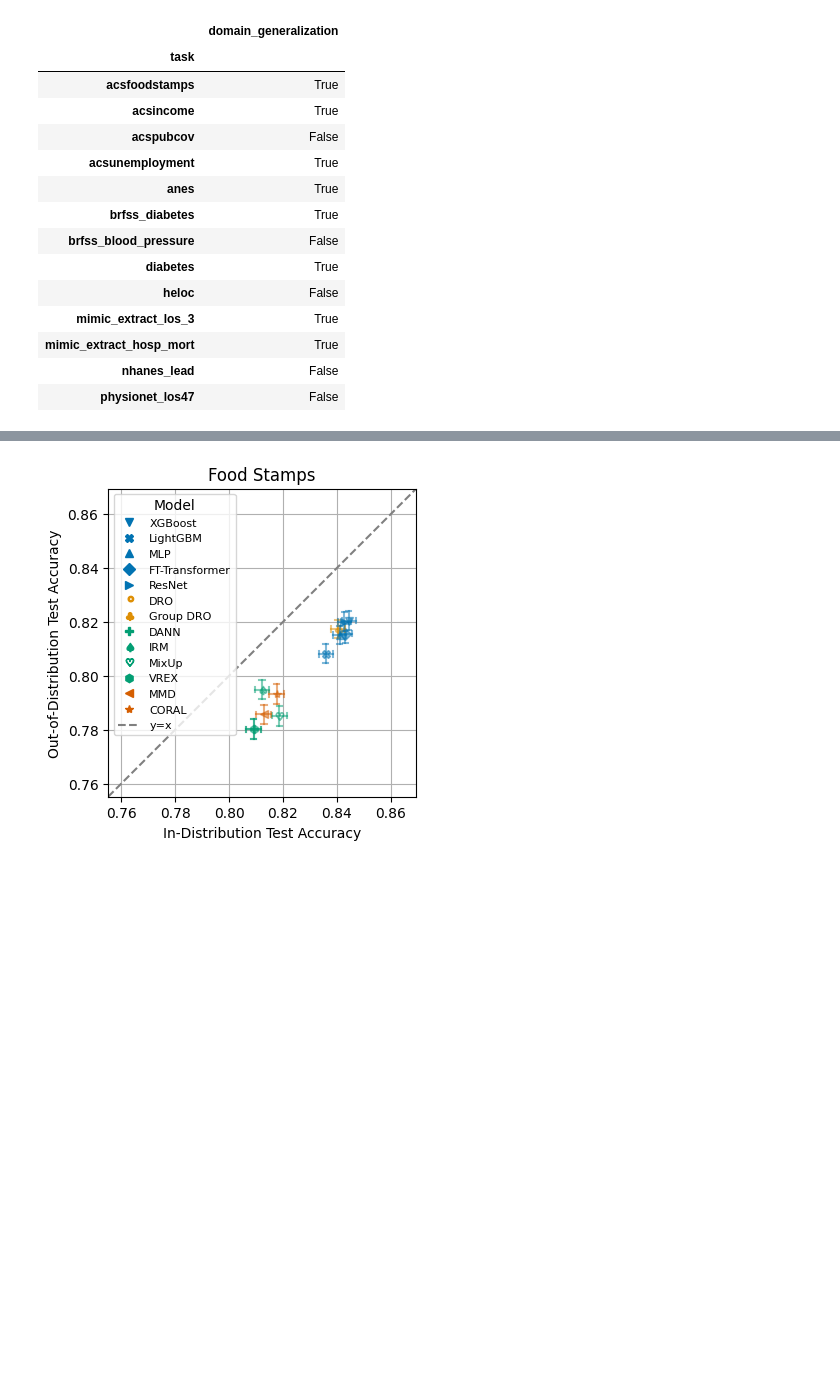
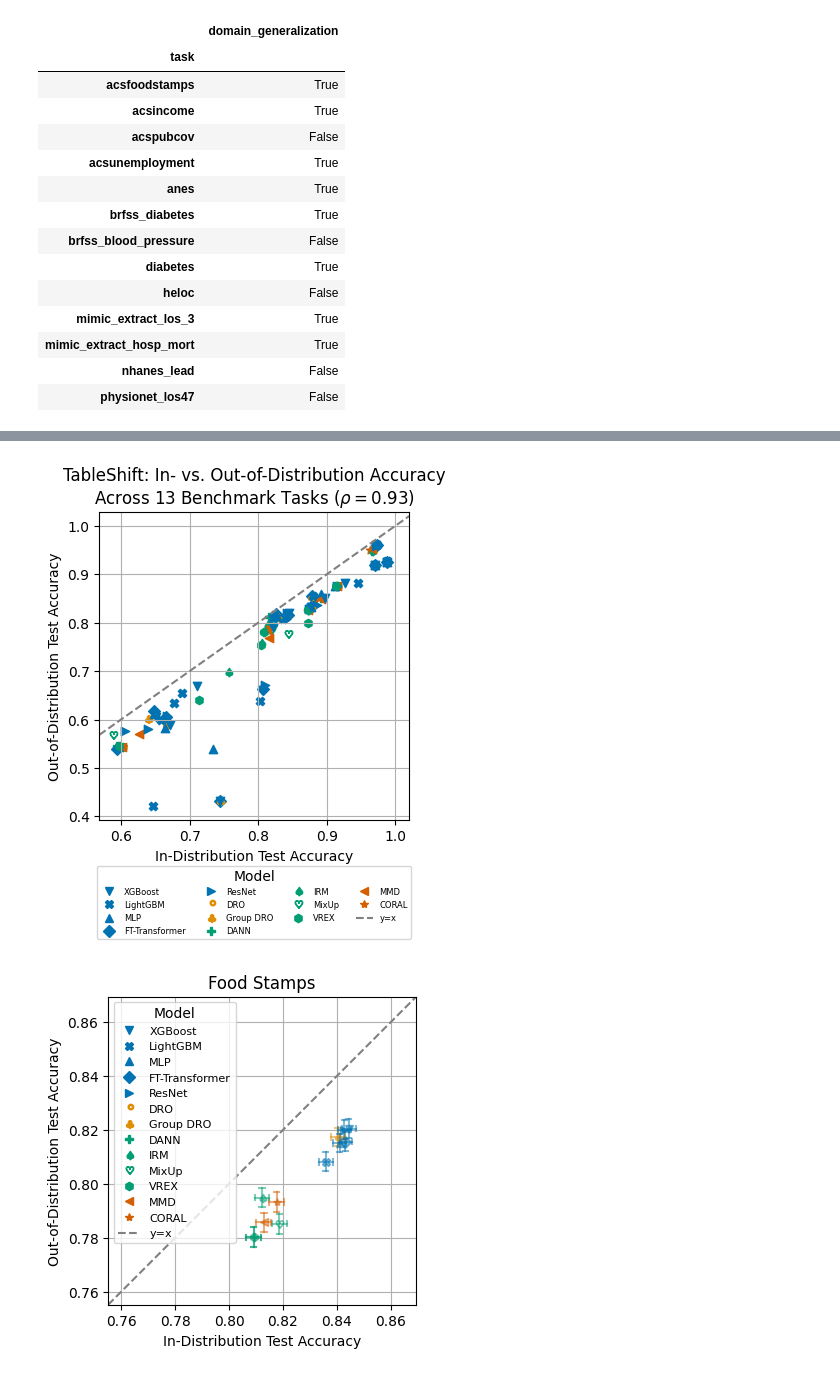
Before and after one commit to webzerg/tableshift, a Jupyter notebook: notebooks/tableshift_results.ipynb, the cells around one changed output, grey strips where cells are left out. Saved outputs shown, nothing was run; the diff lists cells and outputs as text; code cells hidden in the pictures; blank space fills up the shorter version.

```diff
--- a/notebooks/tableshift_results.ipynb
+++ b/notebooks/tableshift_results.ipynb
@@ -162,3 +239,64 @@ tasks_meta
+# %%
+xval = 'id_test_accuracy'
+yval = 'ood_test_accuracy'
+ood_colname = 'domain_split_ood_values'
+
+axpad = 0.025 # axis margin padding, in data coordinates
+
+
+
+
+tasks_to_title = {x.taskname_short: x.title_name for x in EXPERIMENTS_LIST}
+
+_,estimator_colors = values_to_colors(pd.Series(estimator_markers.keys()))
+
+fig, ax = plt.subplots(nrows=1, ncols=1, figsize=FIGSIZE)
+
+for task in tasks:
+#     ax.set_title(tasks_to_title[task])
+    task_df = df.query(f"task == '{task}'")
+
+
+    if not len(task_df):
+        print(f"no results for task {task}, skipping")
+        continue
+    for estimator in task_df.estimator.unique():
+        df_ = task_df.query(f"estimator == '{estimator}'")
+        assert len(df_) == 1  # check exactly one result per task-model pair
+        x,y = df_[xval], df_[yval]
+        if np.isnan(x.item()) or np.isnan(y.item()):
+            continue
+
+        ax.scatter(x,y, color=get_estimator_color(estimator),
+                                marker=estimator_markers[estimator])
+
+# xymin = np.nanmin(df[['id_test_accuracy', 'ood_test_accuracy']].values)
+ax.set(xlabel='In-Distribution Test Accuracy',
+        ylabel='Out-of-Distribution Test Accuracy')
+ax.set_title("TableShift: In- vs. Out-of-Distribution Accuracy\nAcross 13 Benchmark Tasks ($ \\rho=0.93 $)")
+ax.axline((1,1), slope=1, color="grey", linestyle='--')
+
+# Label using proxy artists; see https://stackoverflow.com/a/45141109/5843188
+def _proxy_artist(m, c, ls="none"):
+    return plt.plot([],[],marker=m, color=c, ls=ls)[0]
+
+keys = estimator_markers.keys()
+labels = [estimator_titles[e] for e in keys]
+
+handles = [_proxy_artist(estimator_markers[e],
+                     get_estimator_color(e))
+       for e in keys]
+
+handles.append(_proxy_artist(None, 'grey', '--'))
+labels.append('y=x')
+
+ax.legend(handles, labels, title='Model', fontsize=6, ncol=4,
+          loc='lower center',
+         bbox_to_anchor=(0.5,-0.4))
+ax.grid()
+plt.savefig(os.path.join(img_dir, f"hero_scatter.pdf"), bbox_inches='tight')
+# %% [output]
+[figure, added]
 # %%
 xval = 'id_test_accuracy'
 yval = 'ood_test_accuracy'
```
Also changed, not shown: parts of 22 cells of this notebook, 1 other file.
